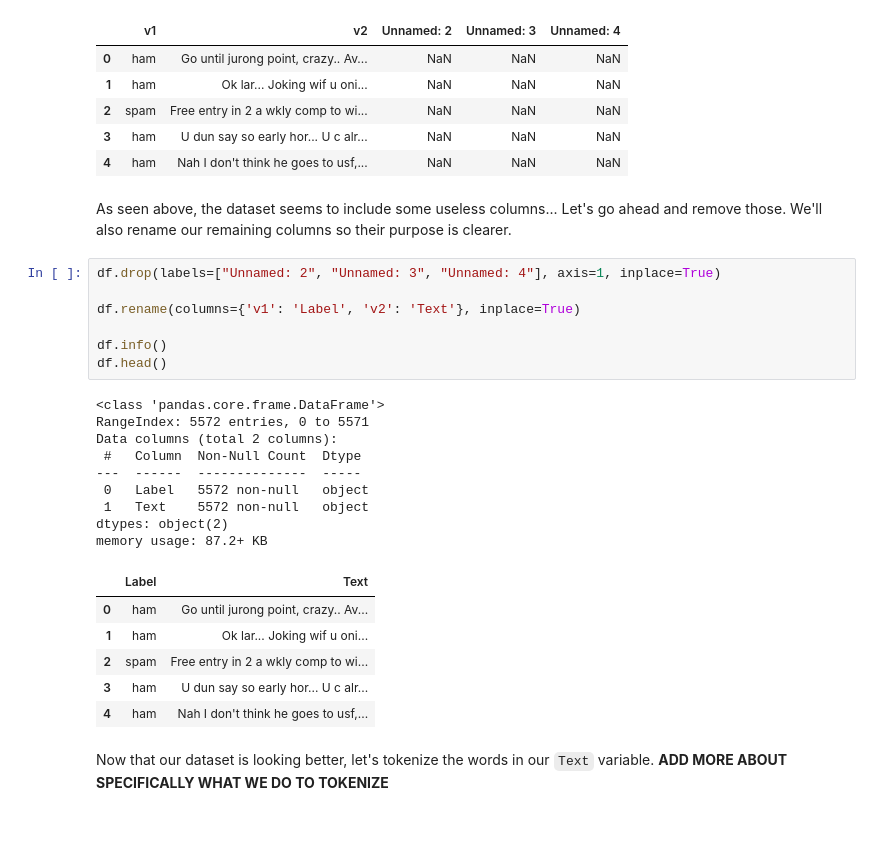
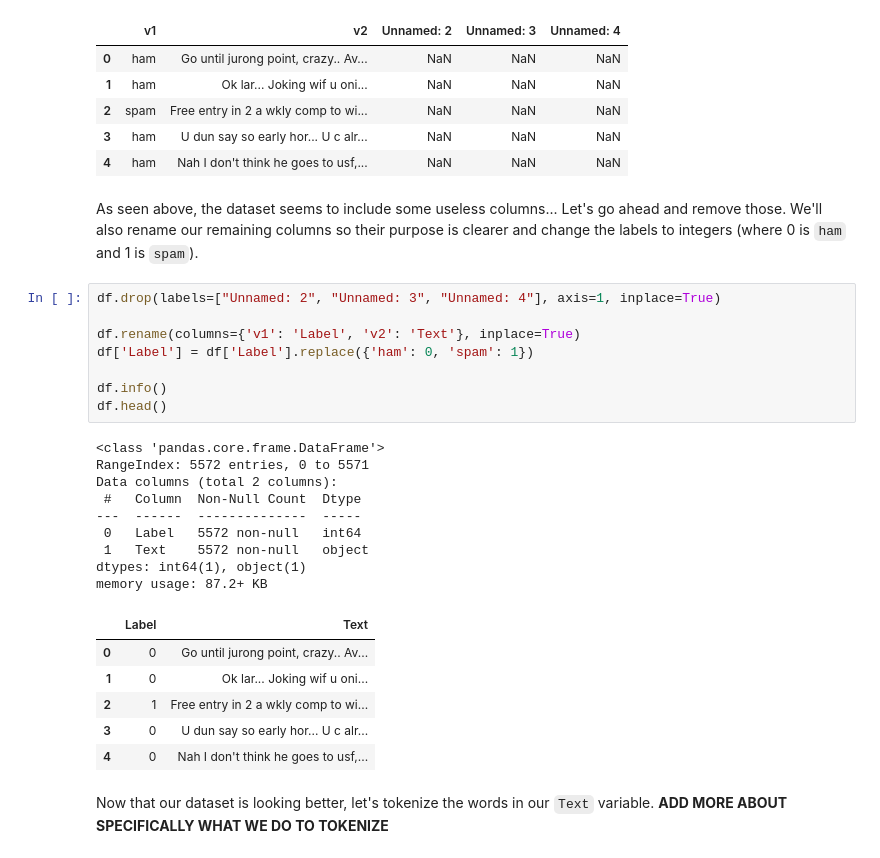
Before and after one commit to Mikecamdo/MachineLearning, a Jupyter notebook: Lab 7/SequentialNetworks.ipynb, the cells around one changed output. Drawn from its saved outputs; the diff is of its cells as text; blank space fills up the shorter version.

```diff
--- a/Lab 7/SequentialNetworks.ipynb
+++ b/Lab 7/SequentialNetworks.ipynb
@@ -41,30 +41,31 @@ memory usage: 217.8+ KB
 | 3 | ham | U dun say so early hor... U c alr... | NaN | NaN | NaN |
 | 4 | ham | Nah I don't think he goes to usf,... | NaN | NaN | NaN |
 # %% [markdown]
-As seen above, the dataset seems to include some useless columns... Let's go ahead and remove those. We'll also rename our remaining columns so their purpose is clearer.
+As seen above, the dataset seems to include some useless columns... Let's go ahead and remove those. We'll also rename our remaining columns so their purpose is clearer and change the labels to integers (where 0 is <code>ham</code> and 1 is <code>spam</code>).
 # %%
 df.drop(labels=["Unnamed: 2", "Unnamed: 3", "Unnamed: 4"], axis=1, inplace=True)
 
 df.rename(columns={'v1': 'Label', 'v2': 'Text'}, inplace=True)
+df['Label'] = df['Label'].replace({'ham': 0, 'spam': 1})
 
 df.info()
 df.head()
 # %% [output]
 <class 'pandas.core.frame.DataFrame'>
 RangeIndex: 5572 entries, 0 to 5571
 Data columns (total 2 columns):
  #   Column  Non-Null Count  Dtype
 ---  ------  --------------  -----
- 0   Label   5572 non-null   object
+ 0   Label   5572 non-null   int64
  1   Text    5572 non-null   object
-dtypes: object(2)
+dtypes: int64(1), object(1)
 memory usage: 87.2+ KB
 |  | Label | Text |
-| 0 | ham | Go until jurong point, crazy.. Av... |
-| 1 | ham | Ok lar... Joking wif u oni... |
-| 2 | spam | Free entry in 2 a wkly comp to wi... |
-| 3 | ham | U dun say so early hor... U c alr... |
-| 4 | ham | Nah I don't think he goes to usf,... |
+| 0 | 0 | Go until jurong point, crazy.. Av... |
+| 1 | 0 | Ok lar... Joking wif u oni... |
+| 2 | 1 | Free entry in 2 a wkly comp to wi... |
+| 3 | 0 | U dun say so early hor... U c alr... |
+| 4 | 0 | Nah I don't think he goes to usf,... |
 # %% [markdown]
 Now that our dataset is looking better, let's tokenize the words in our <code>Text</code> variable. **ADD MORE ABOUT SPECIFICALLY WHAT WE DO TO TOKENIZE**
 # %%
```
Also changed, not shown: parts of 13 cells of this notebook.
